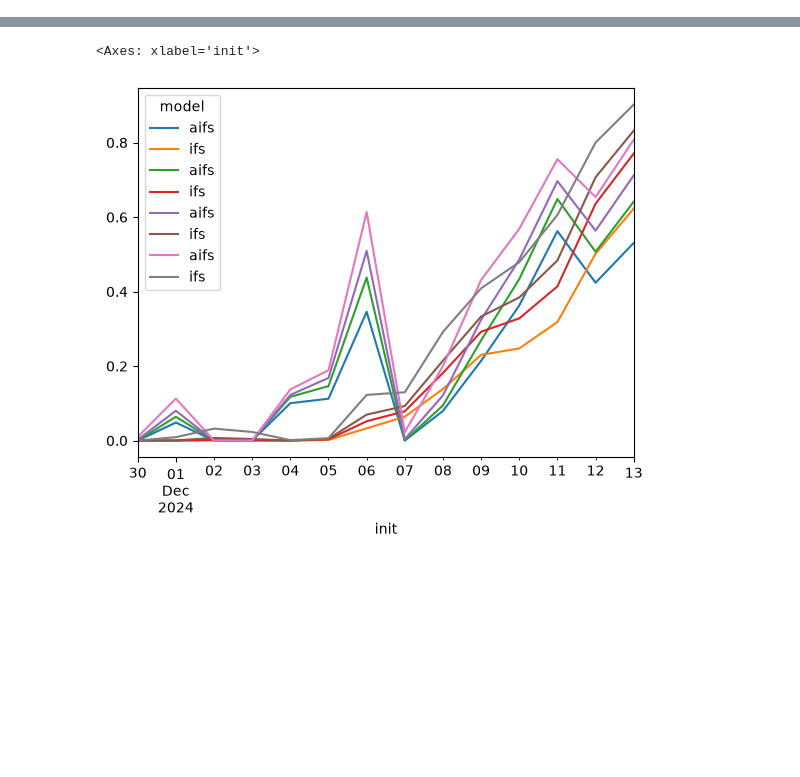
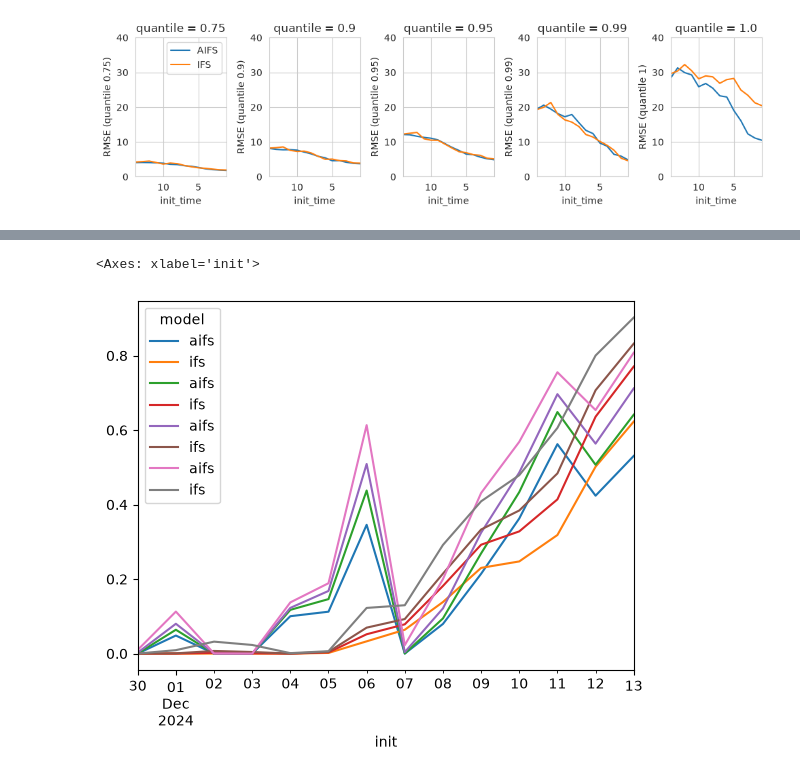
Before and after one commit to rguilcas/AIFS_cyclone_precip_evaluation, a Jupyter notebook: rain_assessment/evaluation_aifs_winter.ipynb, the cells around one changed output, grey strips where cells are left out. Cells and saved outputs as stored; diff of their text form; code cells hidden in the pictures; blank space fills up the shorter version.

```diff
--- a/rain_assessment/evaluation_aifs_winter.ipynb
+++ b/rain_assessment/evaluation_aifs_winter.ipynb
@@ -9,3 +11,6 @@ import matplotlib.pyplot as plt
+# %%
+mask_land = xr.open_dataarray('/nird/datapeak/NS12107K/rguilcas/data/era5_saeland_mask_Nh_30_80.nc')
+mask_land = mask_land.assign_coords(longitude=mask_land.longitude.where(mask_land.longitude<180, mask_land.longitude-360)).sortby('longitude')
 # %%
 POLAR = ccrs.LambertAzimuthalEqualArea(central_longitude=0, central_latitude=90,
                                        globe=ccrs.Globe(ellipse="WGS84"))
@@ -32,0 +100,5 @@ for ax in plot.axs.flat:
+# %%
+all_quantile_comp = []
+for k in tqdm(range(len(all_ds))):
+    all_quantile_comp.append(all_ds[k].where((1*mask_land).interp_like(all_ds[k], method='nearest')==1)[['observation','forecast_aifs','forecast_ifs_control']].quantile([0.75,0.9,.95,.99,1],['longitude','latitude']))
+ds_quantile = xr.concat([k.assign_coords(init_time=np.arange(1,15)) for k in all_quantile_comp], dim='event')
@@ -32,0 +107,18 @@ for ax in plot.axs.flat:
+# %%
+RMSE_aifs = np.sqrt(((ds_quantile.observation-ds_quantile.forecast_aifs)**2).mean('event'))
+RMSE_ifs = np.sqrt(((ds_quantile.observation-ds_quantile.forecast_ifs_control)**2).mean('event'))
+
+fig, axs = plt.subplots(1,5, figsize=(10,3), sharex=True, sharey=False)
+sns.set_style('whitegrid')
+
+for k,quantile in enumerate([0.75,0.9,0.95,0.99,1]):
+    ax=axs[k]
+    RMSE_aifs.sel(quantile=quantile).plot(label='AIFS', ax=axs[k])
+    RMSE_ifs.sel(quantile=quantile).plot(label='IFS', ax=axs[k])
+    ax.set_xlim(14,1)
+    ax.set_ylabel(f'RMSE (quantile {quantile})')
+    ax.set_ylim(0,40)
+axs[0].legend()
+plt.tight_layout()
+# %% [output]
+[figure, added]
```
Also changed, not shown: parts of 16 cells of this notebook, 1 other file.
